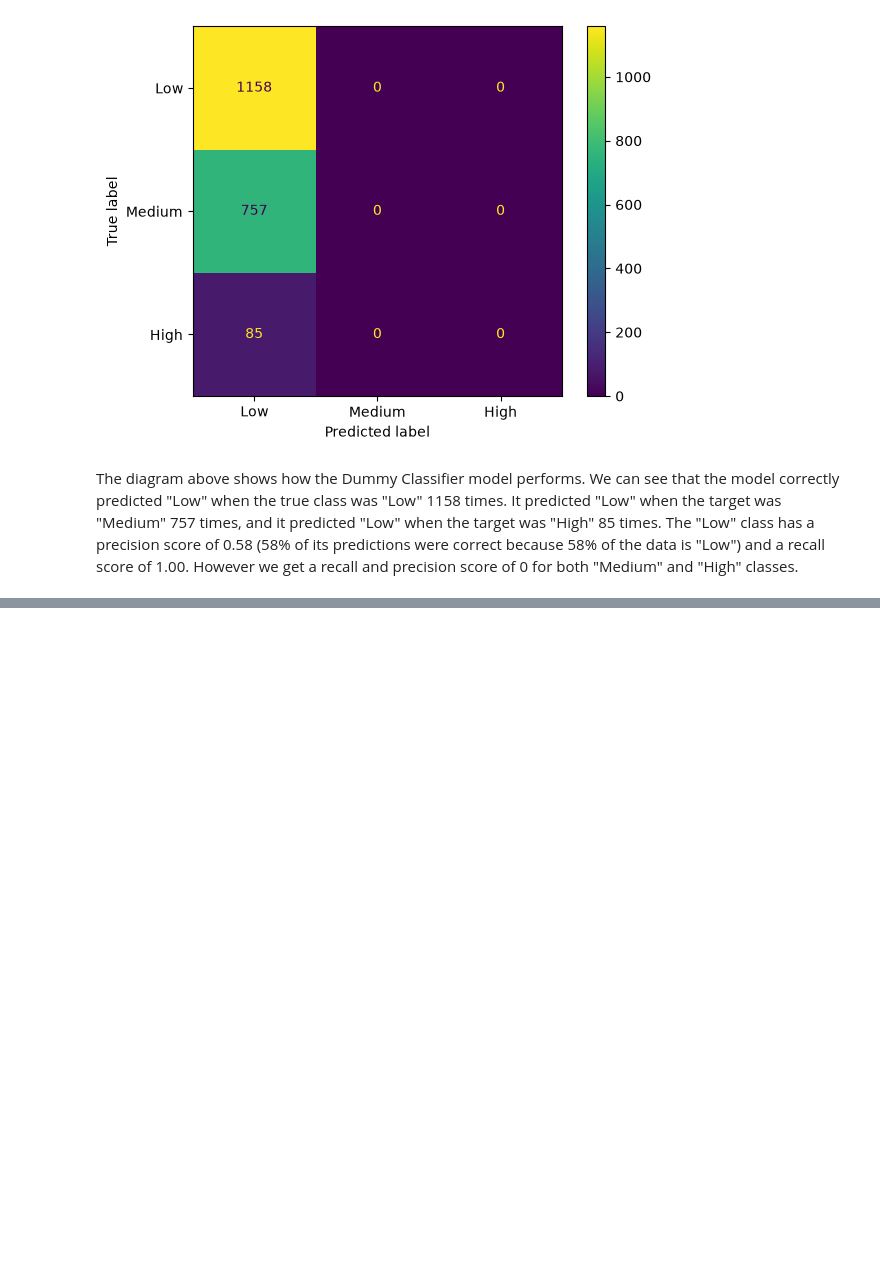
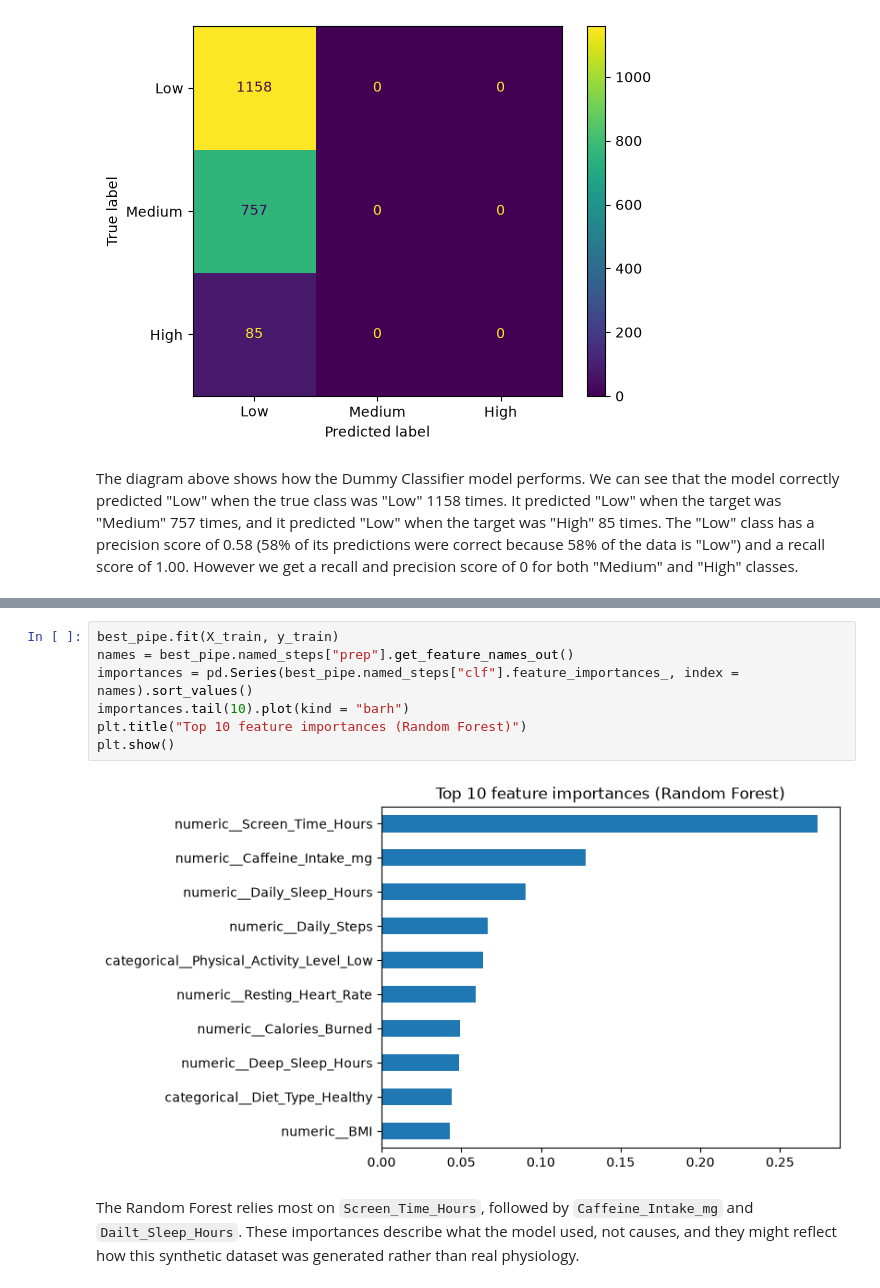
Before and after one commit to Mykkey/Wearable-Tech-Stress-Project, a Jupyter notebook: notebooks/01_data_audit_and_baseline.ipynb, the cells around one changed output, grey strips where cells are left out. Cells and saved outputs as stored; diff of their text form; blank space fills up the shorter version.

````diff
--- a/notebooks/01_data_audit_and_baseline.ipynb
+++ b/notebooks/01_data_audit_and_baseline.ipynb
@@ -239,0 +304,11 @@ The diagram above shows how the Dummy Classifier model performs. We can see that
+# %%
+best_pipe.fit(X_train, y_train)
+names = best_pipe.named_steps["prep"].get_feature_names_out()
+importances = pd.Series(best_pipe.named_steps["clf"].feature_importances_, index = names).sort_values()
+importances.tail(10).plot(kind = "barh")
+plt.title("Top 10 feature importances (Random Forest)")
+plt.show()
+# %% [output]
+[figure, added]
+# %% [markdown]
+The Random Forest relies most on ```Screen_Time_Hours```, followed by ```Caffeine_Intake_mg``` and ```Dailt_Sleep_Hours```. These importances describe what the model used, not causes, and they might reflect how this synthetic dataset was generated rather than real physiology.
````
Also changed, not shown: parts of 8 cells of this notebook.
